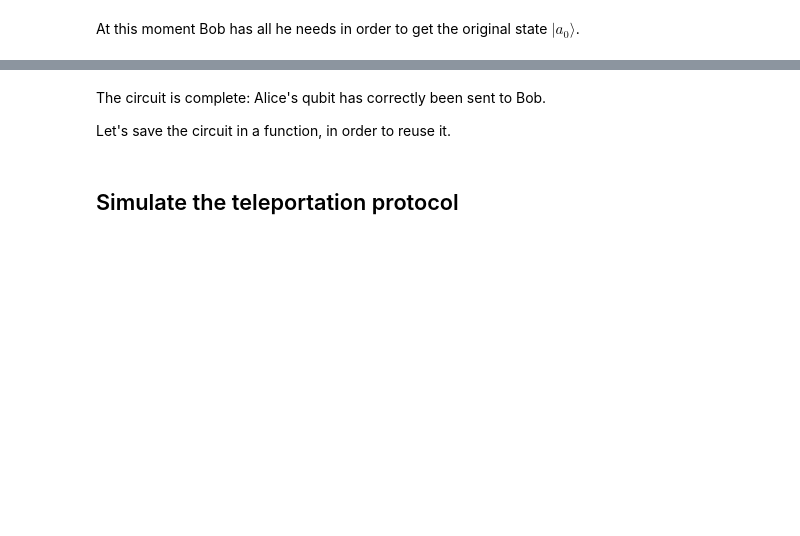
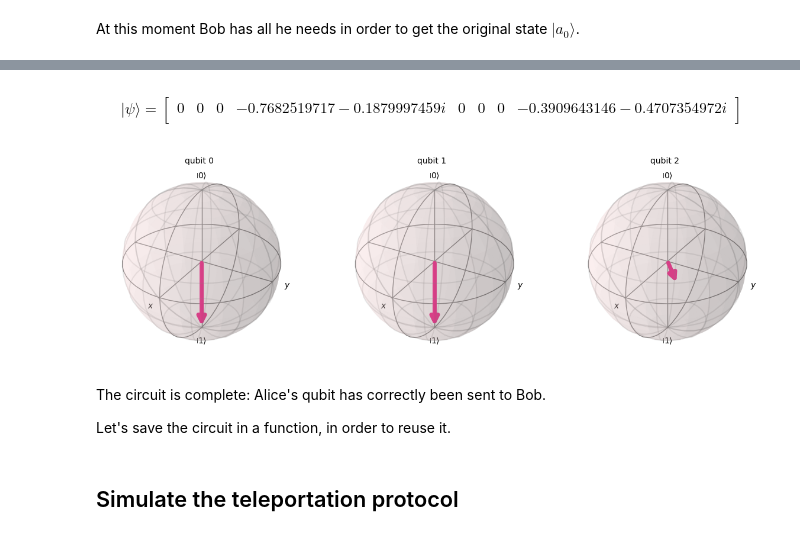
Before and after one commit to Grufoony/Physics_Unibo, a Jupyter notebook: src/Quantum_Computing/teleportation.ipynb, the cells around one changed output, grey strips where cells are left out. Saved outputs shown, nothing was run; the diff lists cells and outputs as text; code cells hidden in the pictures; blank space fills up the shorter version.

```diff
--- a/src/Quantum_Computing/teleportation.ipynb
+++ b/src/Quantum_Computing/teleportation.ipynb
@@ -64,3 +90,21 @@ teleportation_circuit.draw(output='mpl')
+# %%
+from qiskit import Aer
+import numpy as np
+
+simulator = Aer.get_backend('statevector_simulator')
+result = simulator.run(teleportation_circuit).result()
+psi_out = result.get_statevector()
+
+display(array_to_latex(psi_out, prefix="|\\psi\\rangle ="))
+plot_bloch_multivector(psi_out)
+# %% [output]
+$$
+|\psi\rangle =
+\begin{bmatrix}
+0 & 0 & 0 & -0.7682519717 - 0.1879997459 i & 0 & 0 & 0 & -0.3909643146 - 0.4707354972 i  \\
+ \end{bmatrix}
+$$
+[figure, added]
 # %% [markdown]
 The circuit is complete: Alice's qubit has correctly been sent to Bob.
 
```
Also changed, not shown: parts of 11 cells of this notebook.
